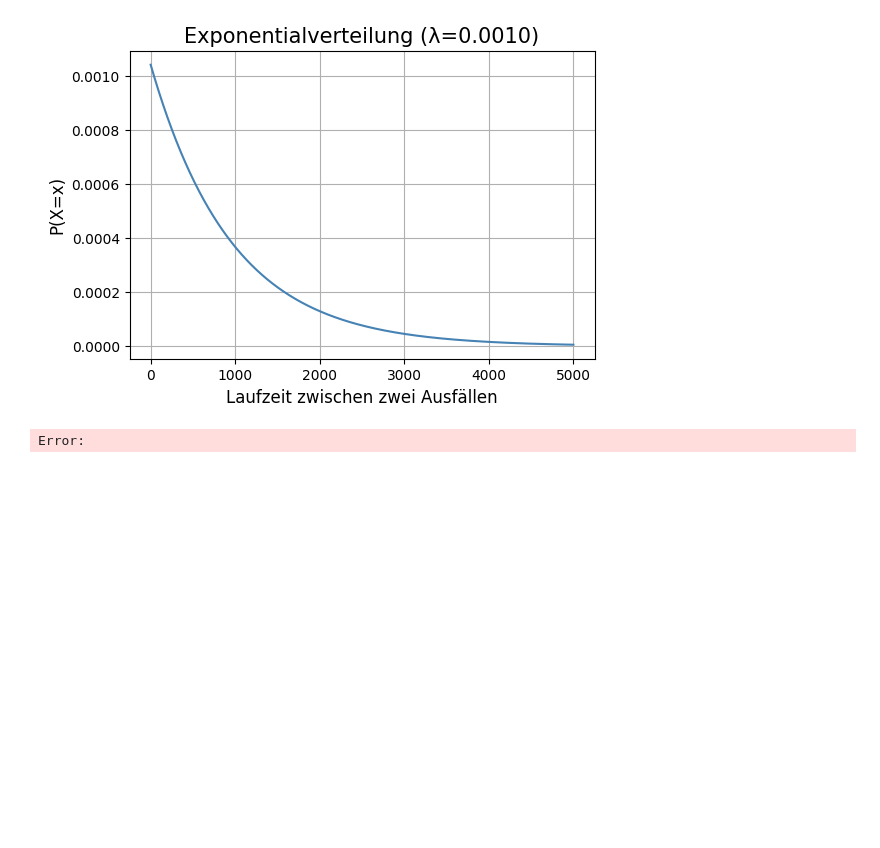
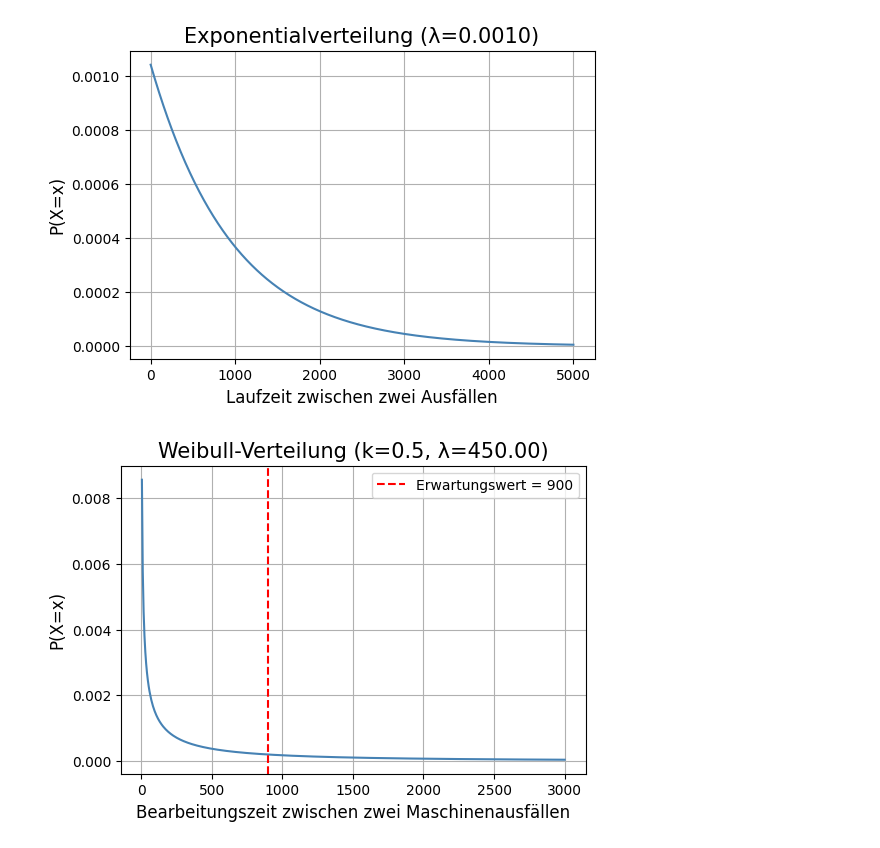
Before and after one commit to LGehlauf/SPP24, a Jupyter notebook: Plots.ipynb, the cells around one changed output. Saved outputs shown, nothing was run; the diff lists cells and outputs as text; code cells hidden in the pictures; blank space fills up the shorter version.

```diff
--- a/Plots.ipynb
+++ b/Plots.ipynb
@@ -106,28 +106,33 @@ plt.close()
 # %%
 import numpy as np
 import matplotlib.pyplot as plt
 from scipy.stats import weibull_min
 from scipy.special import gamma
 
 # Gegebene Werte
 MTTF = 900  # mittlere Zeit zwischen Fehlern
-k = 1.5     # Formparameter
+k = 0.5    # Formparameter
 
 # Berechnung des Skalenparameters lambda
 lambda_ = MTTF / gamma(1 + 1 / k)
 
 # Erstellen der Weibull-Verteilung
 x = np.linspace(0, 3000, 500)  # Zeitpunkte für den Plot
 pdf = weibull_min.pdf(x, k, scale=lambda_)  # PDF der Weibull-Verteilung
 
 # Plot der Weibull-Verteilung
-plt.figure(figsize=(10, 6))
-plt.plot(x, pdf, label=f'Weibull-Verteilung (k={k}, λ={lambda_:.2f})', color='b')
-plt.xlabel('Bearbeitungszeit zwischen zwei Maschinenausfällen')
-plt.ylabel('Wahrscheinlichkeitsdichte')
-plt.title(f'Weibull-Verteilung mit MTTF = {MTTF} und k = {k}')
+plt.figure(figsize=(6, 4))
+plt.plot(x, pdf, color='steelblue')
+plt.xlabel('Bearbeitungszeit zwischen zwei Maschinenausfällen', fontsize=12)
+plt.ylabel('P(X=x)', fontsize=12)
+plt.title(f'Weibull-Verteilung (k={k}, λ={lambda_:.2f})', fontsize = 15)
+plt.axvline(x=900, color='red', linestyle='--', label=f'Erwartungswert = 900')
 plt.legend()
 plt.grid(True)
+
+
+
+plt.savefig('weibullplot.png', format='png', bbox_inches='tight')
 plt.show()
 # %% [output]
-Error:
+[figure, added]
```
Also changed, not shown: parts of 4 cells of this notebook, 2 other files.
